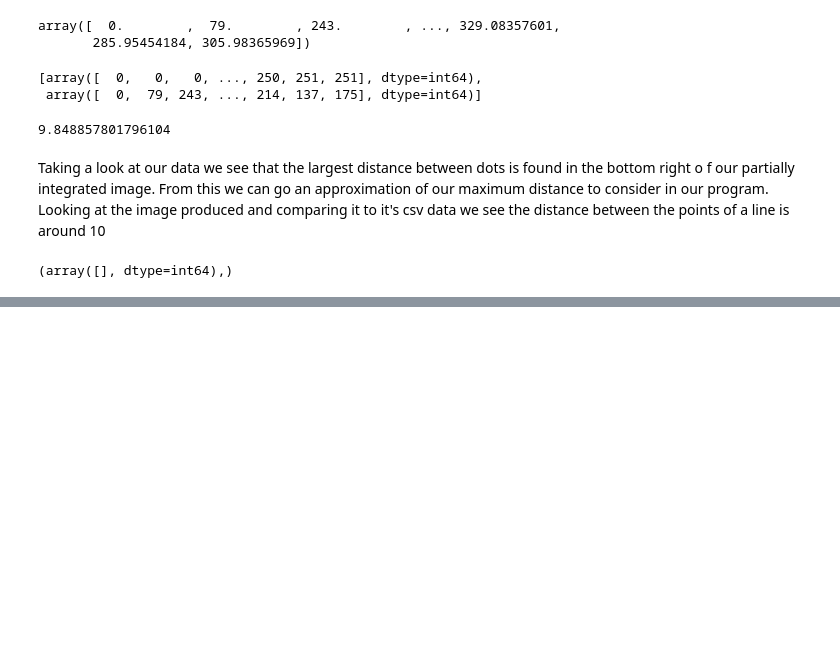
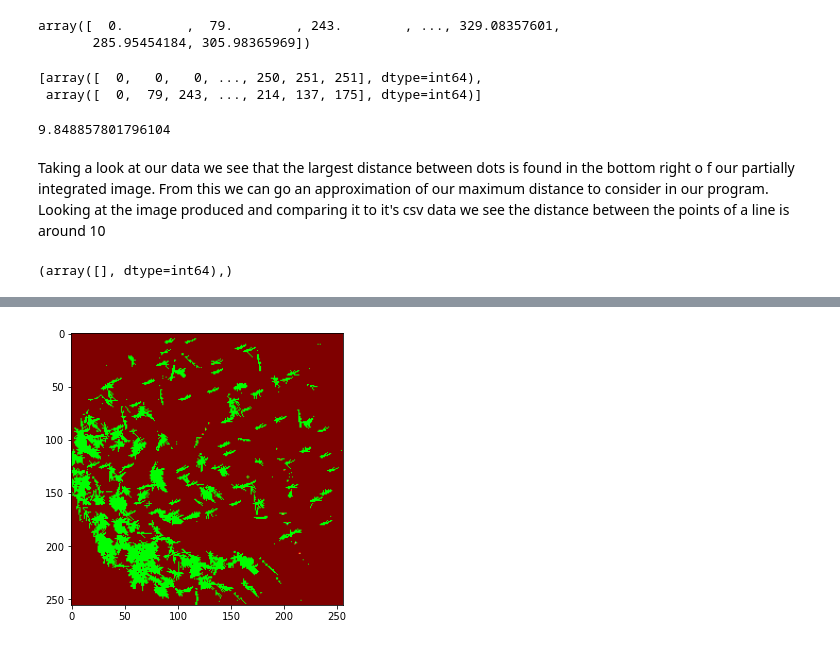
Before and after one commit to AstroStew/ESS5010-Assignment3, a Jupyter notebook: ESS5010Assignment3 Outline.ipynb, the cells around one changed output, grey strips where cells are left out. Drawn from its saved outputs; the diff is of its cells as text; code cells hidden in the pictures; blank space fills up the shorter version.

```diff
--- a/ESS5010Assignment3 Outline.ipynb
+++ b/ESS5010Assignment3 Outline.ipynb
@@ -836,0 +810,85 @@ import collections
+# %%
+DistanceFiltering=cv.imread('mean_partial_img_data.png')
+
+Distance_Deviation=0.001;
+Line_array=[]
+Maglist=[]
+binarymat=np.zeros(np.shape(mean_partial_img_data));
+for row in range(0,np.shape(mean_partial_img_data)[0]):
+    for column in range(0,np.shape(mean_partial_img_data)[0]):
+        if mean_partial_img_data[row][column] > np.mean(mean_partial_img_data):
+            #threshold value is the mean of the values
+
+            Maglist.append([row,column,mean_partial_img_data[row][column]])
+            binarymat[row][column]=1;
+            #Add to a list of values to search for
+            #Add to Master Object List
+
+
+for i in range(0,np.shape(Maglist)[0]):
+
+    uppermag=Maglist[i][2]+Maglist[i][2]*0.1
+    lowermag=Maglist[i][2]-Maglist[i][2]*0.1
+    newlist=np.array(Maglist)[(((np.array(Maglist)[:,2])>lowermag) & ((np.array(Maglist)[:,2])<uppermag))].tolist()
+
+    #Calculate distances to other points
+    x_Distance_from_point=Maglist[i][0]-np.array(newlist)[:,0]
+    y_Distance_from_point=Maglist[i][1]-np.array(newlist)[:,1]
+
+    combined=[np.array(x_Distance_from_point),np.array(y_Distance_from_point)]
+    combined=np.delete(combined,np.where((combined[0]>5) | (combined[0]<-5) ),axis=1) # deletes x_distances bigger than 12
+
+    #More distance filtering
+    combined=np.delete(combined,np.where((combined[0]<2) & (np.sign(combined[0])==1 ) ),axis=1)
+    combined=np.delete(combined,np.where((combined[0]<-2) & (np.sign(combined[0])==-1 ) ),axis=1)
+
+    combined=np.delete(combined,np.where((combined[1]>5) | (combined[1]<-5) ),axis=1) #deletes y_distances bigger than 12
+
+    combined=np.delete(combined,np.where((combined[1]<2) & (np.sign(combined[1])==1 ) ),axis=1)
+    combined=np.delete(combined,np.where((combined[1]<-2) & (np.sign(combined[1])==-1 ) ),axis=1)
+
+    distance_magnitudes=np.linalg.norm((combined[0],combined[1]),axis=0)
+
+
+    x_Distance_from_point=combined[0]
+    y_Distance_from_point=combined[1]
+
+    #deletes distances above a limit
+
+    #We find the distances away from the particular point
+
+    #Iterate through the distances magntiudes
+
+
+    #lower_lim=distance_magnitudes-distance_magnitudes*Distance_Deviation
+    #Set limits for search criteria
+    #upper_lim=distance_magnitudes+distance_magnitudes*Distance_Deviation
+
+
+
+
+
+    for j in range(0,np.shape(distance_magnitudes)[0]):
+        if (np.count_nonzero((distance_magnitudes%distance_magnitudes[j])<0.1)>3 \
+            & np.count_nonzero((distance_magnitudes%distance_magnitudes[j])<0.1))<6 :
+            #If this is true than there is a repeating pattern with the distances in that direction.
+            #A line will have its second and third point twice and three times the distnace of the first
+            idx=np.where( ((distance_magnitudes%distance_magnitudes[j])<0.1) & (distance_magnitudes != distance_magnitudes[j]) )
+
+            for k in np.array(idx)[0]:
+        #if (np.count_nonzero((distance_magnitudes[j]>lower_lim) & (distance_magnitudes[j]<upper_lim)))>2:
+
+            #idx=np.where(min(distance_magnitudes,key=lambda x:abs(x-distance_magnitudes[j])))
+            #gets index of minimal difference between the distance magntude and the
+
+            #idx=np.where((distance_magnitudes[j]>lower_lim) & (distance_magnitudes[j]<upper_lim) )
+
+                cv.line(DistanceFiltering,(Maglist[i][1],Maglist[i][0]),(Maglist[i][1]+int(y_Distance_from_point[k]),Maglist[i][0]+int(x_Distance_from_point[k])),(0,255,0),1)
+                Line_array.append([Maglist[i][1],Maglist[i][0],Maglist[i][1]+int(combined[1][k]),Maglist[i][0]+int(combined[0][k])])
+
+
+
+
+
+plt.imshow(DistanceFiltering)
+# %% [output]
@@ -836,0 +896 @@ import collections
+[figure, added]
```
Also changed, not shown: parts of 141 cells of this notebook, 1 other file.
